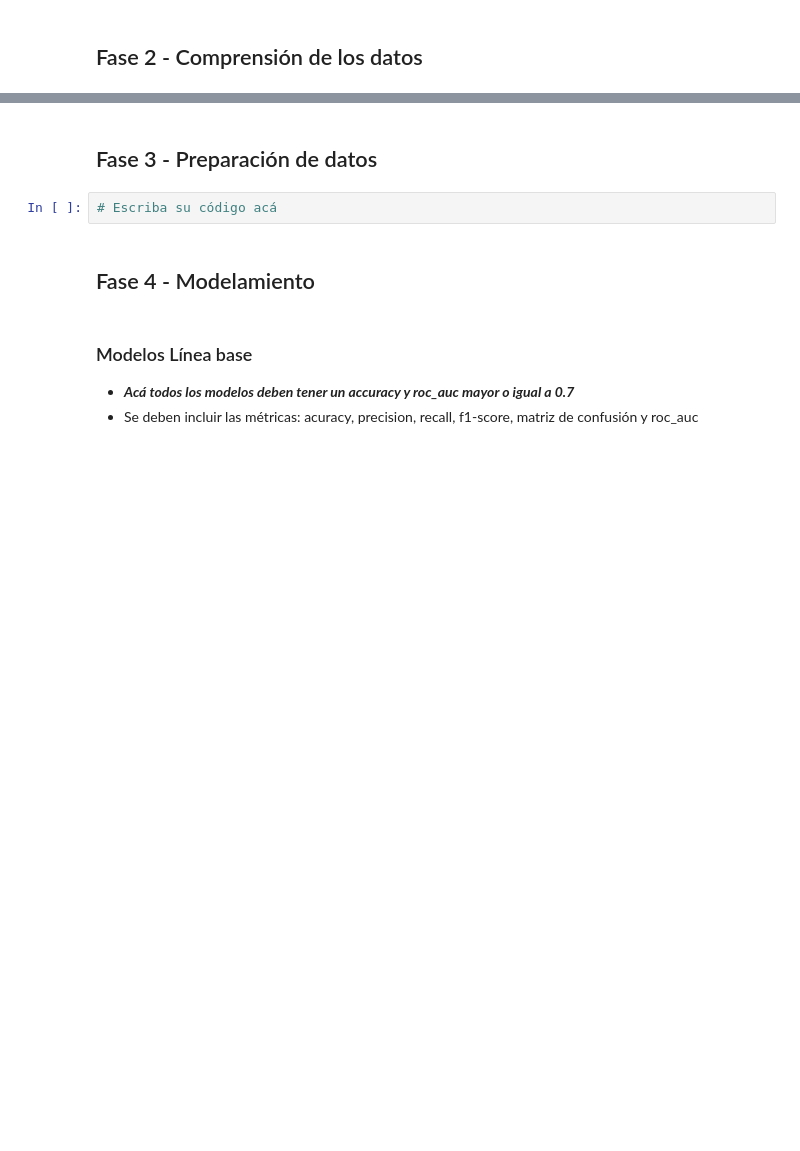
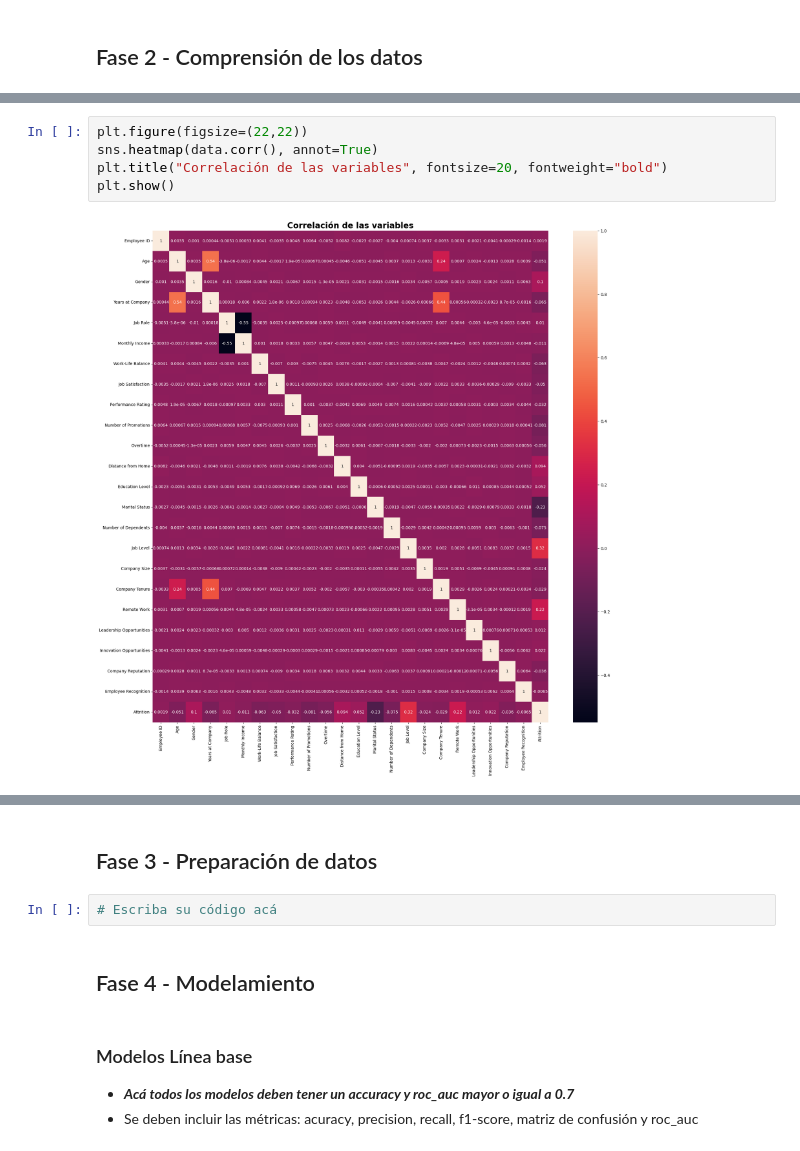
Before and after one commit to Tyrf1ng/ProyectoIA_Part2, a Jupyter notebook: 620454_ModelosClasificacion_Equipo_X.ipynb, the cells around one changed output, grey strips where cells are left out. Cells and saved outputs as stored; diff of their text form; blank space fills up the shorter version.

```diff
--- a/620454_ModelosClasificacion_Equipo_X.ipynb
+++ b/620454_ModelosClasificacion_Equipo_X.ipynb
@@ -76,0 +572,7 @@ data.head()
+# %%
+plt.figure(figsize=(22,22))
+sns.heatmap(data.corr(), annot=True)
+plt.title("Correlación de las variables", fontsize=20, fontweight="bold")
+plt.show()
+# %% [output]
+[figure, added]
```
Also changed, not shown: parts of 61 cells of this notebook, 2 other files.
